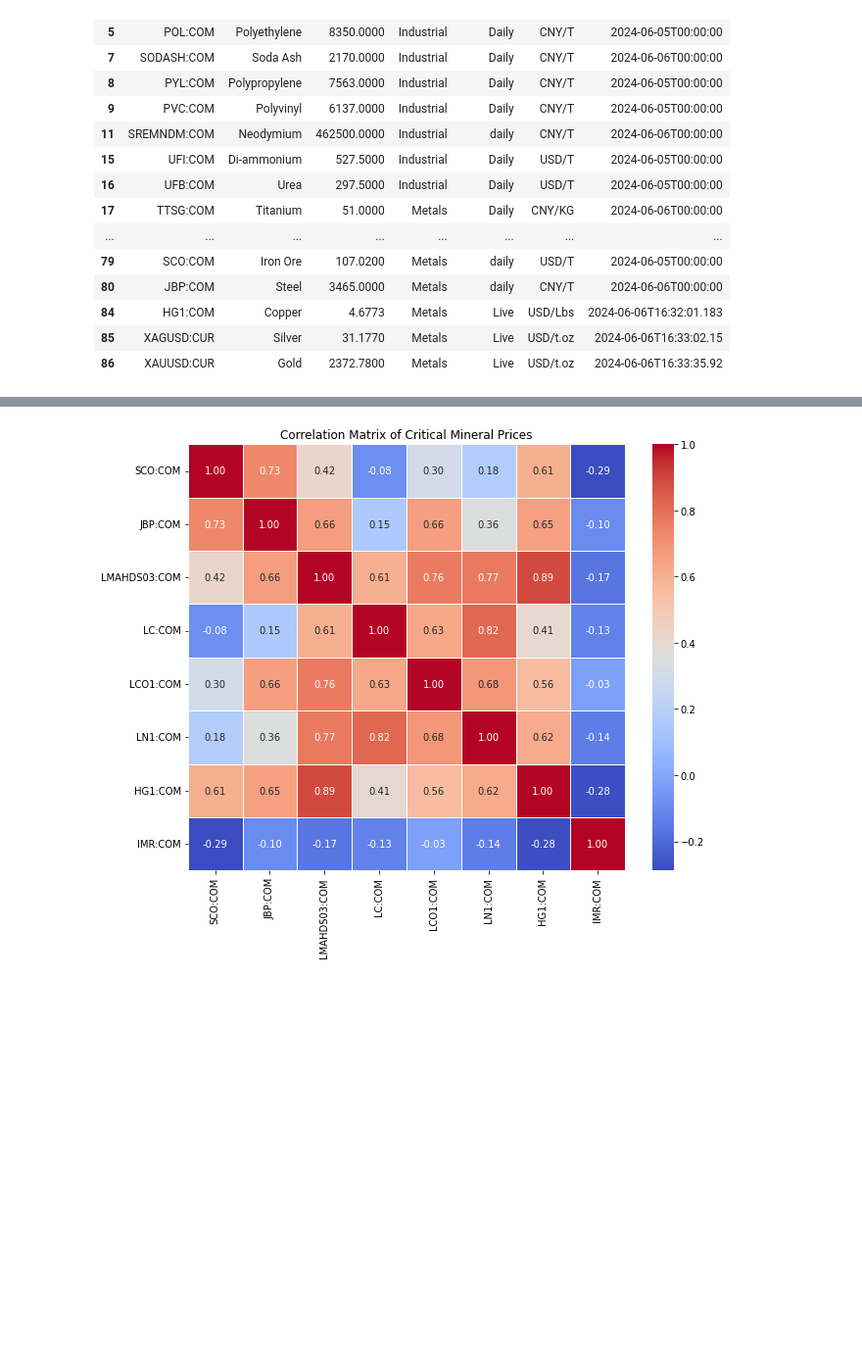
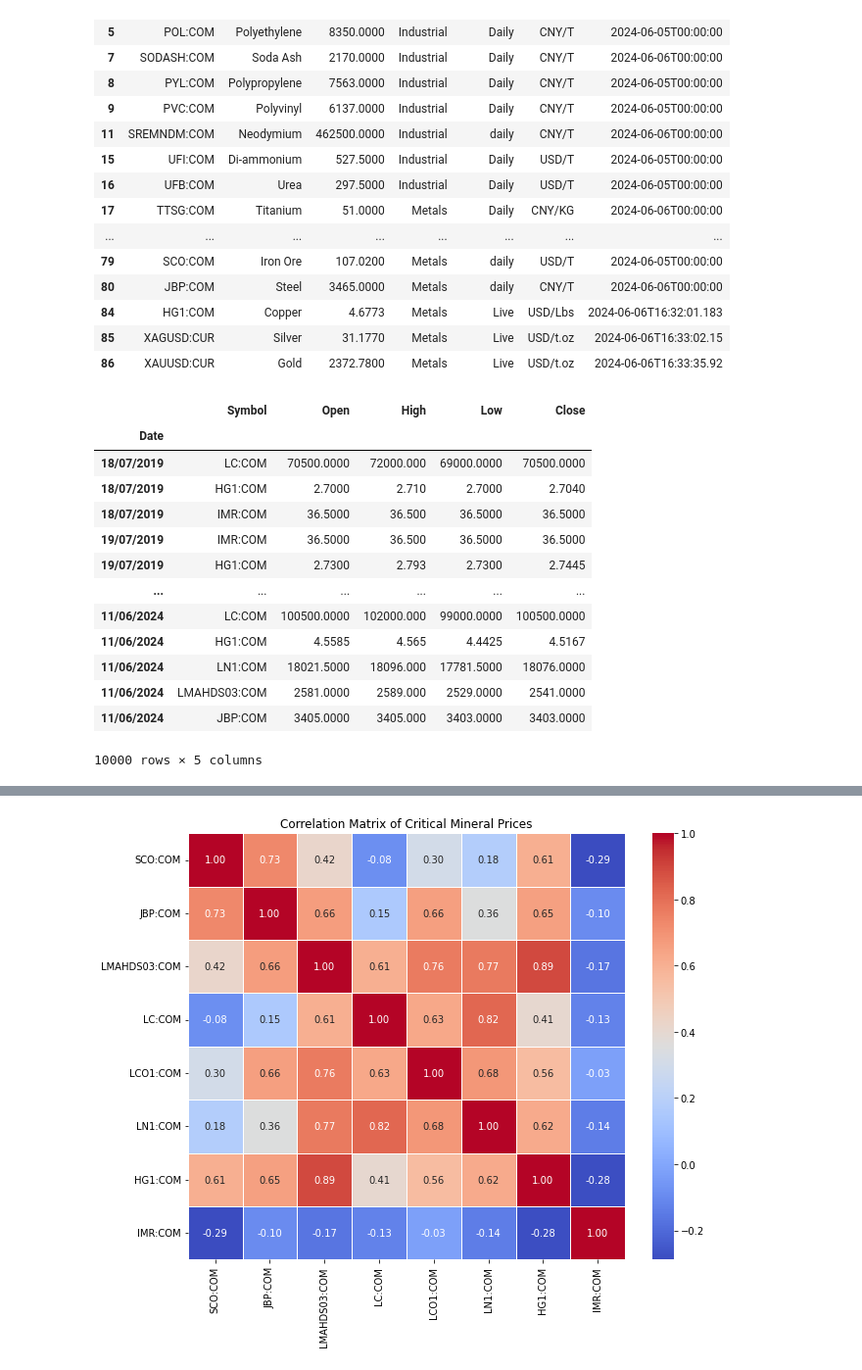
Before and after one commit to YueWang417/UN, a Jupyter notebook: Price Volitility.ipynb, the cells around one changed output, grey strips where cells are left out. Shown: that part at 98% size. Cells and saved outputs as stored; diff of their text form; code cells hidden in the pictures; blank space fills up the shorter version.

```diff
--- a/Price Volitility.ipynb
+++ b/Price Volitility.ipynb
@@ -85 +74,18 @@ critical_minerals = {
+# %%
+raw_df
+# %% [output]
+|  | Symbol | Open | High | Low | Close |
+| Date |  |  |  |  |  |
+| 18/07/2019 | LC:COM | 70500.0000 | 72000.000 | 69000.0000 | 70500.0000 |
+| 18/07/2019 | HG1:COM | 2.7000 | 2.710 | 2.7000 | 2.7040 |
+| 18/07/2019 | IMR:COM | 36.5000 | 36.500 | 36.5000 | 36.5000 |
+| 19/07/2019 | IMR:COM | 36.5000 | 36.500 | 36.5000 | 36.5000 |
+| 19/07/2019 | HG1:COM | 2.7300 | 2.793 | 2.7300 | 2.7445 |
+| ... | ... | ... | ... | ... | ... |
+| 11/06/2024 | LC:COM | 100500.0000 | 102000.000 | 99000.0000 | 100500.0000 |
+| 11/06/2024 | HG1:COM | 4.5585 | 4.565 | 4.4425 | 4.5167 |
+| 11/06/2024 | LN1:COM | 18021.5000 | 18096.000 | 17781.5000 | 18076.0000 |
+| 11/06/2024 | LMAHDS03:COM | 2581.0000 | 2589.000 | 2529.0000 | 2541.0000 |
+| 11/06/2024 | JBP:COM | 3405.0000 | 3405.000 | 3403.0000 | 3403.0000 |
+10000 rows × 5 columns
 # %%
```
Also changed, not shown: parts of 2 cells of this notebook.
